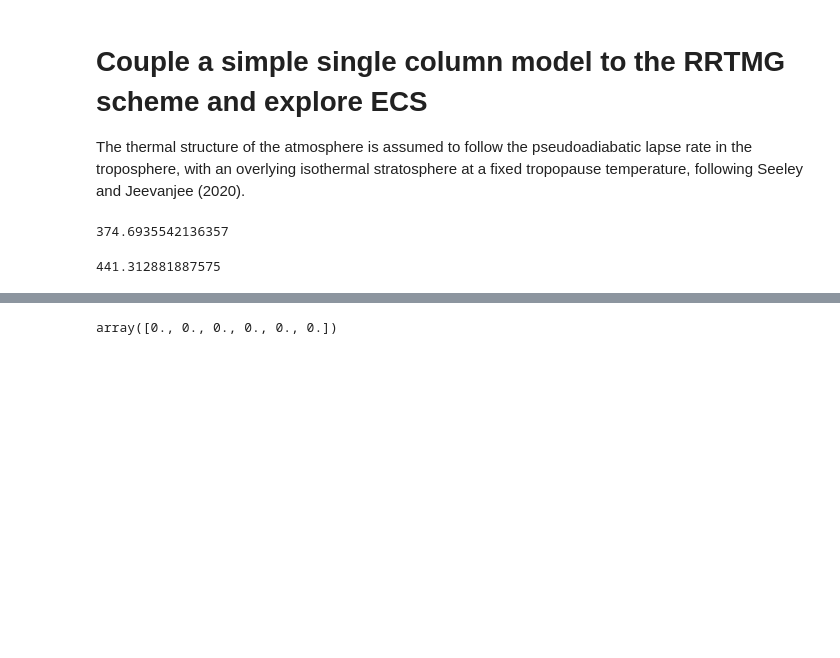
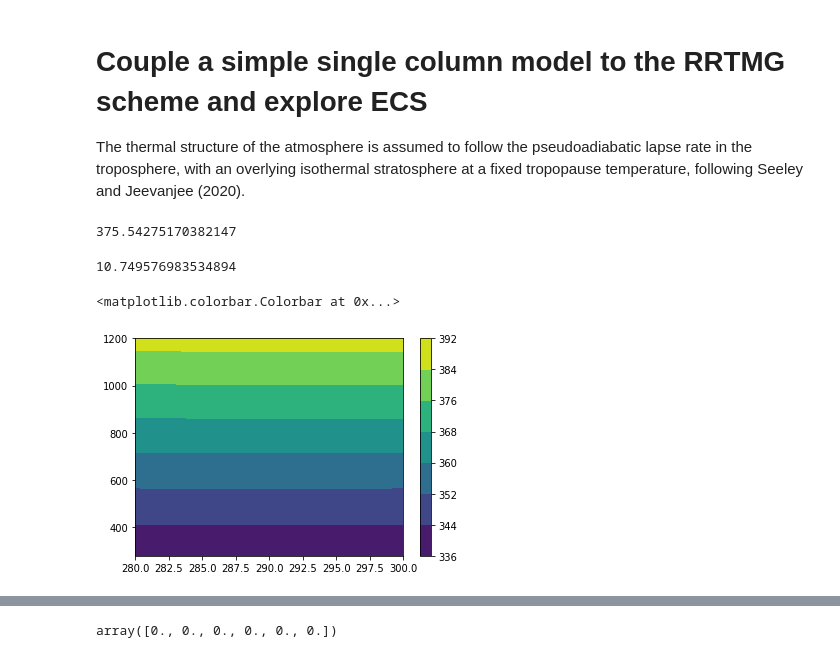
Before and after one commit to AndrewILWilliams/ECS_bump, a Jupyter notebook: climlab_test.ipynb, the cells around one changed output, grey strips where cells are left out. Saved outputs shown, nothing was run; the diff lists cells and outputs as text; code cells hidden in the pictures; blank space fills up the shorter version.

```diff
--- a/climlab_test.ipynb
+++ b/climlab_test.ipynb
@@ -92,12 +97,25 @@ def test_olr(SST, CO2):
 # %%
-OLR0 = test_olr2(SST=288,CO2=280)
+OLR0, m = test_olr(SST=288,CO2=280)
 OLR0
 # %% [output]
-374.6935542136357
+375.54275170382147
-# %%
-test_olr2(SST=300,CO2=130)
-# %% [output]
-441.312881887575
+# %%
+test_olr(SST=290,CO2=640)[0] - OLR0
+# %% [output]
+10.749576983534894
+# %%
+OLRS = np.zeros((10,10))
+
+for idx1, temp in enumerate(np.linspace(280, 290, 10)):
+    for idx2, co2 in enumerate(np.linspace(280, 1200, 10)):
+        OLRS[idx1, idx2],_ = test_olr(temp, co2)
+# %%
+fig, ax = plt.subplots()
+p=ax.contourf(np.linspace(280, 300, 10),np.linspace(280, 1200, 10),OLRS)
+fig.colorbar(p)
+# %% [output]
+<matplotlib.colorbar.Colorbar at 0x...>
+[figure, added]
 # %%
 %%time
 
```
Also changed, not shown: parts of 9 cells of this notebook.
